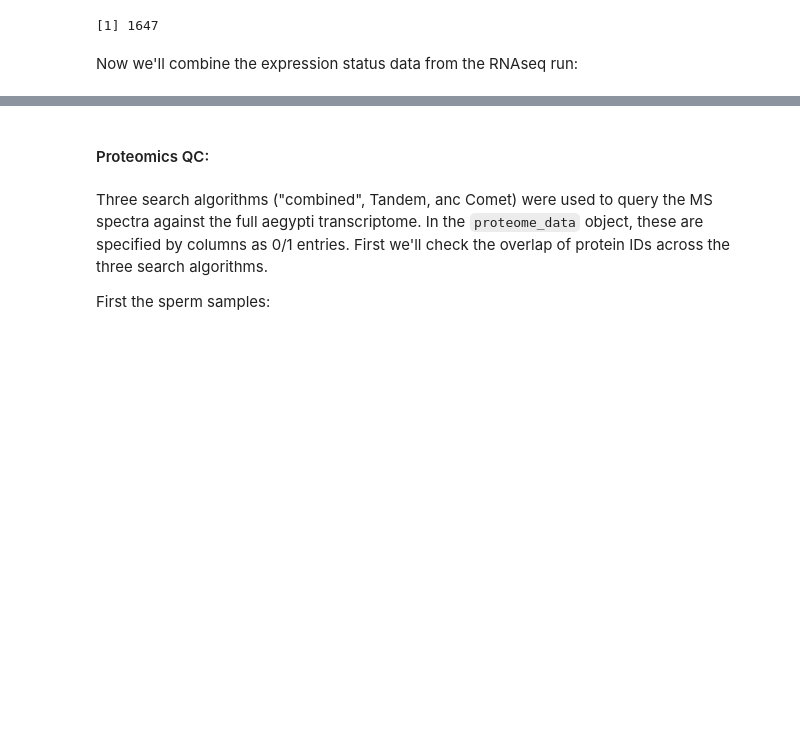
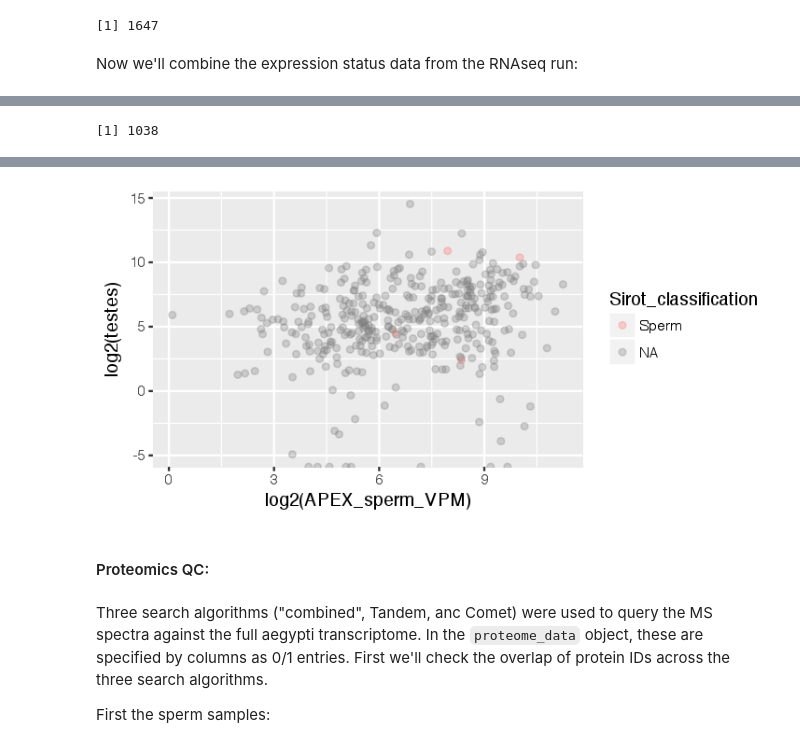
Before and after one commit to YazBraimah/Aegypti.ejaculatomics, a Jupyter notebook: VB.data/DE.analysis.ipynb, the cells around one changed output, grey strips where cells are left out. Drawn from its saved outputs; the diff is of its cells as text; code cells hidden in the pictures; blank space fills up the shorter version.

```diff
--- a/VB.data/DE.analysis.ipynb
+++ b/VB.data/DE.analysis.ipynb
@@ -1406,0 +1399,8 @@ head(orthoDB)
+# %%
+rel.orthoDB = subset(orthoDB, select = c("Aedes.aegypti.gene.name", "Drosophila.melanogaster", "Manduca.sexta", "Apis.mellifera", "Mus.musculus"))
+nrow(subset(rel.orthoDB, Aedes.aegypti.gene.name %in% tmpApex$loc_ID & !is.na(Aedes.aegypti.gene.name)))
+# %% [output]
+[1] 1038
+# %%
+ggplot(subset(tmpApex, sperm_status == "YES" & !is.na(APEX_sperm_VPM) & APEX_sperm_VPM != "NaN"), aes(log2(APEX_sperm_VPM), log2(testes), colour = Sirot_classification)) + geom_point(alpha = 0.3)
+# %% [output]
@@ -1407,3 +1409,4 @@ head(orthoDB)
+[figure, added]
 # %% [markdown]
 #### Proteomics QC:
 # %% [markdown]
```
Also changed, not shown: parts of 14 cells of this notebook.
